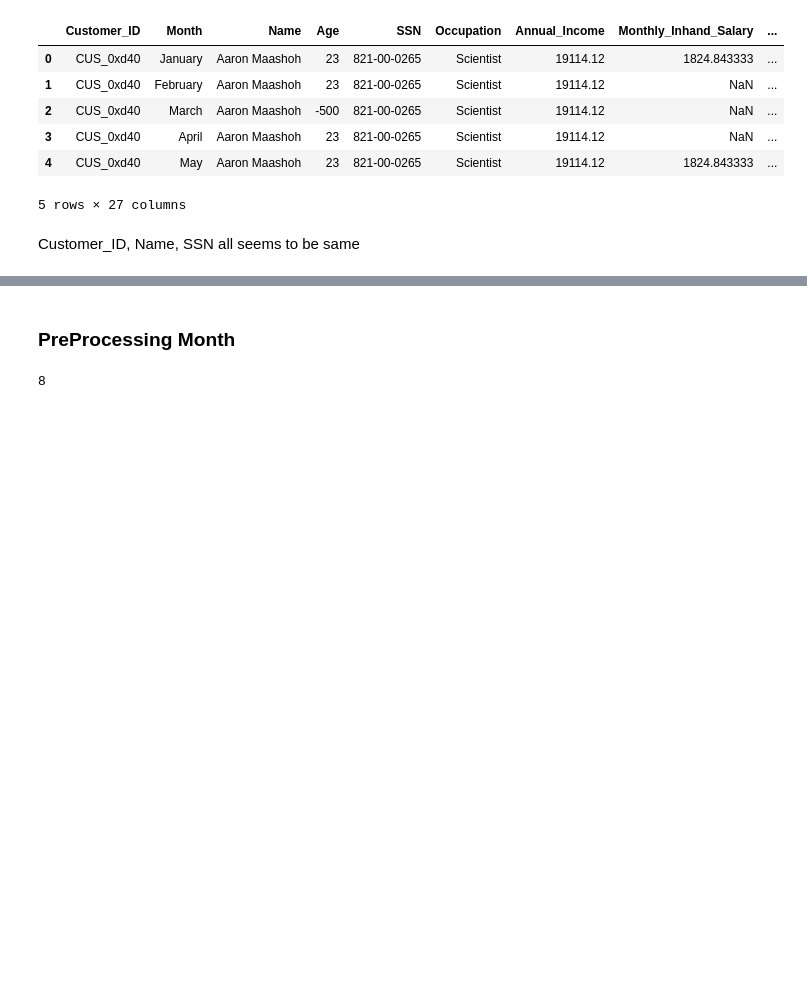
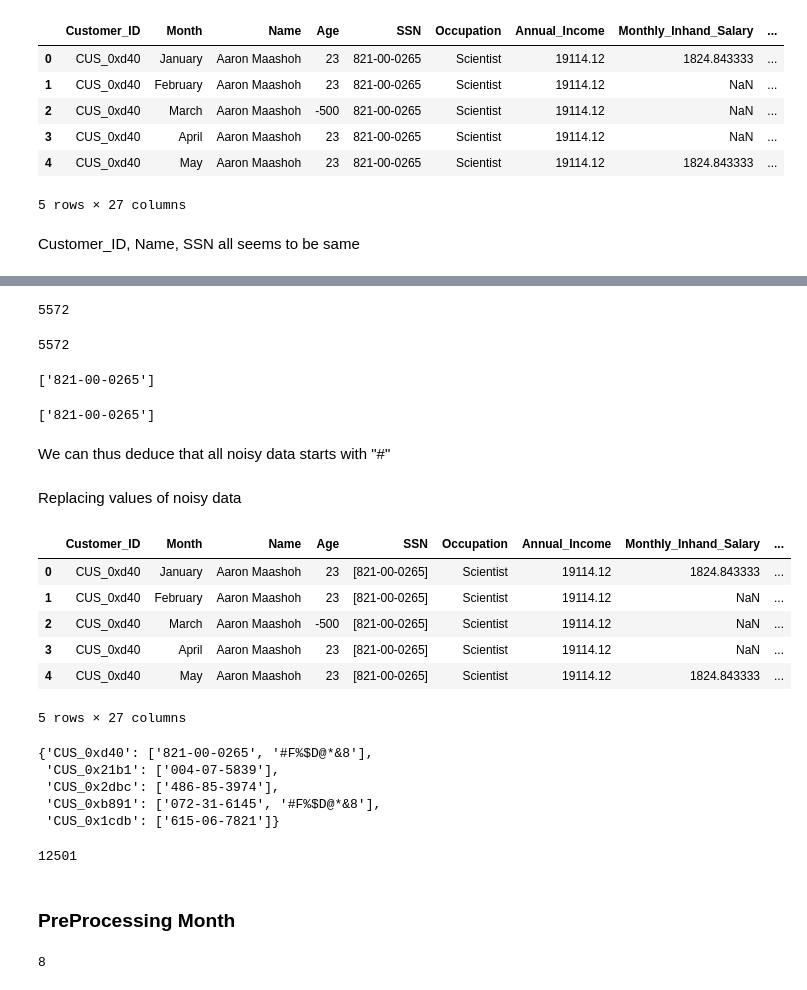
Before and after one commit to HordesOfGhost/Learning_EDA, a Jupyter notebook: Credit_Analysis/notebook.ipynb, the cells around one changed output, grey strips where cells are left out. Drawn from its saved outputs; the diff is of its cells as text; code cells hidden in the pictures; blank space fills up the shorter version.

```diff
--- a/Credit_Analysis/notebook.ipynb
+++ b/Credit_Analysis/notebook.ipynb
@@ -61,3 +137,55 @@ df_id["Customer_ID"].nunique()
+# %%
+(df_ssn['SSN'] == '#F%$D@*&8').sum()
+
+count = 0
+for i in range(len(df_ssn)):
+    if(df_ssn['SSN'][i].startswith('#')):
+        count += 1
+count
+# %% [output]
+5572
+5572
+# %%
+[val for val in corresponding_unique_values[df_ssn['Customer_ID'][0]] if not val.startswith('#')]
+[val for val in corresponding_unique_values['CUS_0xd40'] if not val.startswith('#')]
+
+# for i in range(len(df_ssn)):
+#     if df_ssn['SSN'][i].startswith('#'):
+#         print('Hey')
+# %% [output]
+['821-00-0265']
+['821-00-0265']
+# %% [markdown]
+We can thus deduce that all noisy data starts with "#"
+# %% [markdown]
+Replacing values of noisy data
+# %%
+for index in range(len(df_ssn)):
+    df_ssn['SSN'][index] = [val for val in corresponding_unique_values[df_ssn['Customer_ID'][index]] if not val.startswith('#')]
+# %%
+df_ssn.head()
+# %% [output]
+|  | Customer_ID | Month | Name | Age | SSN | Occupation | Annual_Income | Monthly_Inhand_Salary | ... |
+| 0 | CUS_0xd40 | January | Aaron Maashoh | 23 | [821-00-0265] | Scientist | 19114.12 | 1824.843333 | ... |
+| 1 | CUS_0xd40 | February | Aaron Maashoh | 23 | [821-00-0265] | Scientist | 19114.12 | NaN | ... |
+| 2 | CUS_0xd40 | March | Aaron Maashoh | -500 | [821-00-0265] | Scientist | 19114.12 | NaN | ... |
+| 3 | CUS_0xd40 | April | Aaron Maashoh | 23 | [821-00-0265] | Scientist | 19114.12 | NaN | ... |
+| 4 | CUS_0xd40 | May | Aaron Maashoh | 23 | [821-00-0265] | Scientist | 19114.12 | 1824.843333 | ... |
+5 rows × 27 columns
+# %%
+for id in unique_customer_id:
+    corresponding_unique_values[id] = list(df_ssn[df_ssn['Customer_ID'] == id]['SSN'].unique())
+dict(itertools.islice(corresponding_unique_values.items(), 5))
+# %% [output]
+{'CUS_0xd40': ['821-00-0265', '#F%$D@*&8'],
+ 'CUS_0x21b1': ['004-07-5839'],
+ 'CUS_0x2dbc': ['486-85-3974'],
+ 'CUS_0xb891': ['072-31-6145', '#F%$D@*&8'],
+ 'CUS_0x1cdb': ['615-06-7821']}
+# %%
+df_ssn["SSN"].nunique()
+# %% [output]
+12501
 # %% [markdown]
 ### PreProcessing Month
 # %%
```
Also changed, not shown: parts of 20 cells of this notebook.
